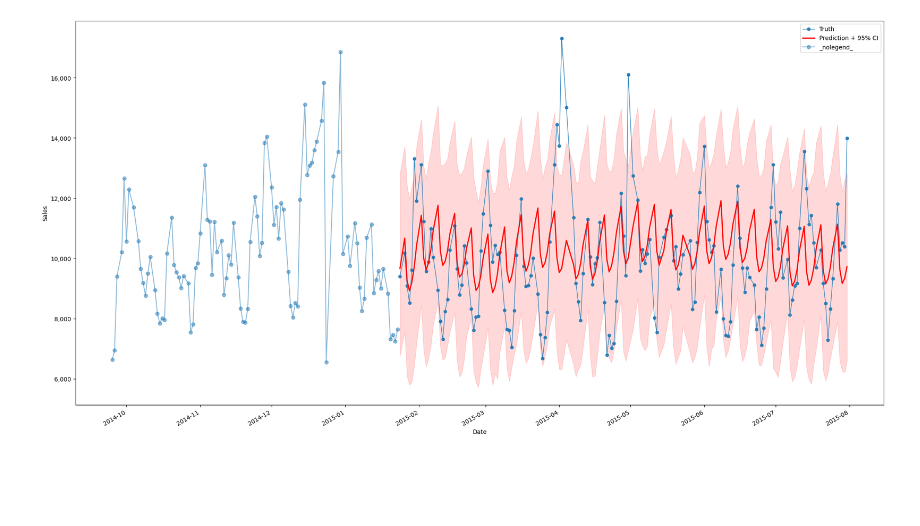
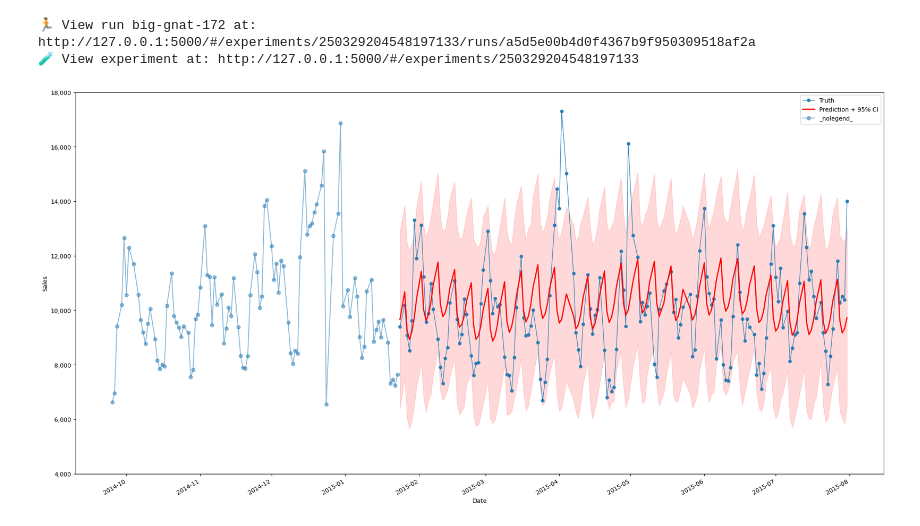
Before and after one commit to aaitguenissaid/Forecasting_ML_microservice, a Jupyter notebook: train/train.ipynb, the cells around one changed output. Drawn from its saved outputs; the diff is of its cells as text; code cells hidden in the pictures; blank space fills up the shorter version.

Commit message:
mlflow impelmented

```diff
--- a/train/train.ipynb
+++ b/train/train.ipynb
@@ -5,6 +5,9 @@ import kaggle
 import pandas as pd
 from prophet import Prophet
 import matplotlib.pyplot as plt
+from pathlib import Path
+
+import mlflow
 
 # config kaggle json and download the dataset.
 def download_kaggle_dataset(kaggle_dataset: str = "pratyushakar/rossmann-store-sales") -> None:
@@ -36,7 +39,7 @@ def train_predict(df: pd.DataFrame, train_fraction: float, seasonality: dict) ->
 
     return predicted, df_train, df_test, train_index
 
-def plot_forecast(df_train: pd.DataFrame, df_test: pd.DataFrame, predicted: pd.DataFrame, train_index: int) -> None:
+def plot_forecast(df_train: pd.DataFrame, df_test: pd.DataFrame, predicted: pd.DataFrame, train_index: int, results_path: str) -> None:
     fig, ax = plt.subplots(figsize=(20, 10))
     df_test.plot(
         x="ds",
@@ -75,17 +78,26 @@ def plot_forecast(df_train: pd.DataFrame, df_test: pd.DataFrame, predicted: pd.D
         marker="o",
     )
 
-    current_ytick_values = plt.gca().get_yticks()
-    plt.gca().set_yticklabels(["{:,.0f}".format(x) for x in current_ytick_values])
+    yticks = plt.gca().get_yticks()
+    ax.set_yticks(yticks)
+    ax.set_yticklabels(["{:,.0f}".format(x) for x in yticks])
     ax.set_xlabel("Date")
     ax.set_ylabel("Sales")
     plt.tight_layout()
-    plt.savefig("store_data_forecast.png")
+    plt.savefig(os.path.join(results_path, "store_data_forecast.png"))
 
 def main():
+
+    mlflow.set_tracking_uri("http://127.0.0.1:5000")
+    mlflow.set_experiment("prophet_models_04042025")
+    mlflow.autolog()
+
+    results_path = "./results/"
+    Path(results_path).mkdir(exist_ok=True)
     data_path = "./data/"
     train_file = "train.csv"
     file_path = os.path.join(data_path, train_file)
+
     if os.path.exists(file_path):
         logging.info("Dataset already exists!")
     else:
@@ -101,9 +113,10 @@ def main():
         "daily": False,
     }
 
-    predicted, df_train, df_test, train_index = train_predict(df = df, train_fraction = 0.8, seasonality = seasonality)
+    with mlflow.start_run():
+        predicted, df_train, df_test, train_index = train_predict(df = df, train_fraction = 0.8, seasonality = seasonality)
 
-    plot_forecast(df_train, df_test, predicted, train_index)
+    plot_forecast(df_train, df_test, predicted, train_index, results_path)
 
 
 if __name__ == "__main__":
@@ -120,2 +133,4 @@ INFO:cmdstanpy:Chain [1] start processing
 INFO:cmdstanpy:Chain [1] done processing
+🏃 View run big-gnat-172 at: http://127.0.0.1:5000/#/experiments/250329204548197133/runs/a5d5e00b4d0f4367b9f950309518af2a
+🧪 View experiment at: http://127.0.0.1:5000/#/experiments/250329204548197133
-[figure, old version]
+[figure, new version]
```
Also changed, not shown: parts of 1 cell of this notebook, 6 other files.
